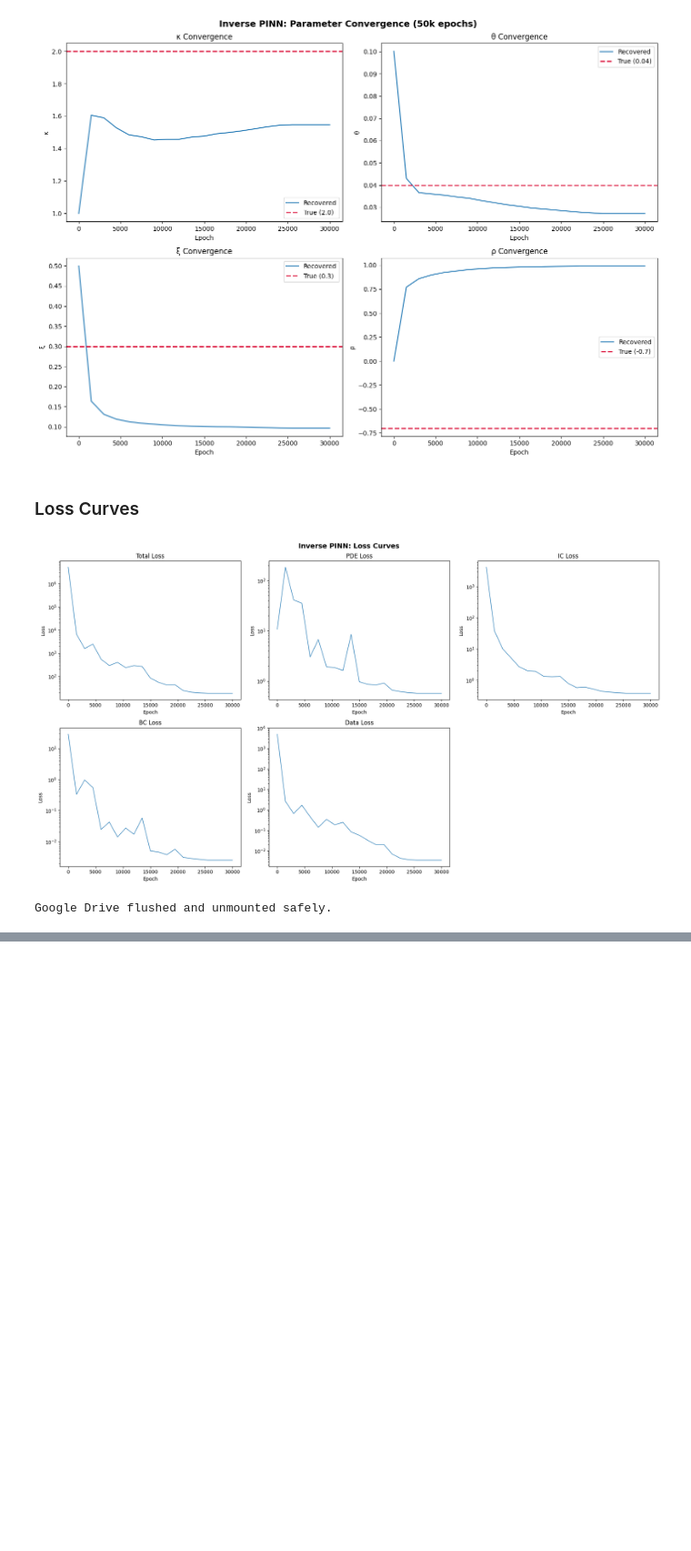
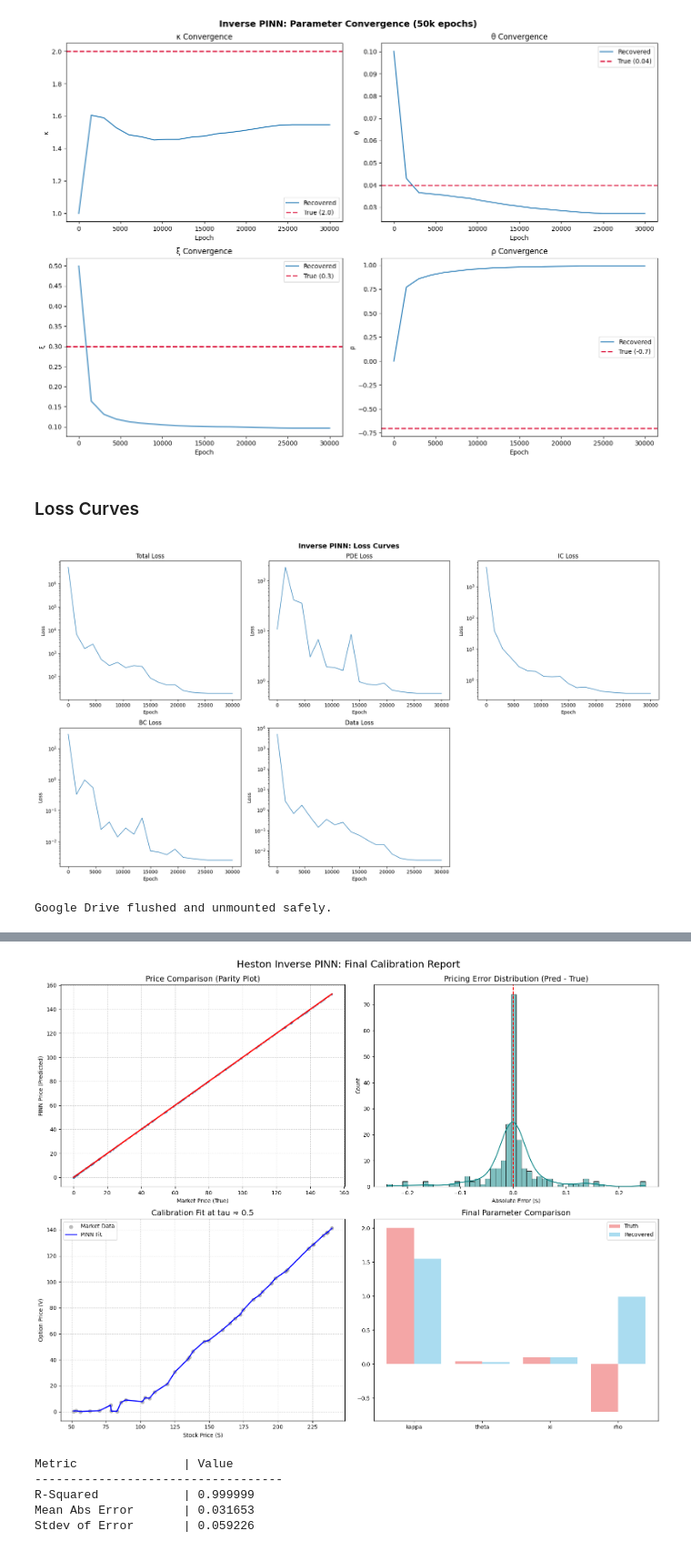
Before and after one commit to egil10/fys5429, a Jupyter notebook: code/notebooks/pinn_inv.ipynb, the cells around one changed output, grey strips where cells are left out. Shown at 91% size. Drawn from its saved outputs; the diff is of its cells as text; code cells hidden in the pictures; blank space fills up the shorter version.

```diff
--- a/code/notebooks/pinn_inv.ipynb
+++ b/code/notebooks/pinn_inv.ipynb
@@ -342,0 +399,80 @@ Google Drive flushed and unmounted safely.
+# %%
+import matplotlib.pyplot as plt
+import seaborn as sns
+import numpy as np
+
+# 1. PREDICT FOR ALL DATA POINTS
+model.eval()
+with torch.no_grad():
+    V_pred = model(S_data, v_data, tau_data).cpu().detach().numpy().flatten()
+    V_true = V_data.cpu().detach().numpy().flatten()
+
+    # Detach input data for NumPy operations
+    S_np = S_data.cpu().detach().numpy().flatten()
+    tau_np = tau_data.cpu().detach().numpy().flatten()
+
+# 2. CREATE A 2x2 PLOT GRID
+fig, axes = plt.subplots(2, 2, figsize=(16, 12))
+
+# --- PLOT A: TRUE VS. PREDICTED (PARITY PLOT) ---
+sns.regplot(x=V_true, y=V_pred, ax=axes[0,0], scatter_kws={'alpha':0.3, 's':10}, line_kws={'color':'red'})
+axes[0,0].set_title('Price Comparison (Parity Plot)', fontsize=14)
+axes[0,0].set_xlabel('Market Price (True)')
+axes[0,0].set_ylabel('PINN Price (Predicted)')
+axes[0,0].grid(True, linestyle='--', alpha=0.6)
+
+# --- PLOT B: ERROR DISTRIBUTION ---
+errors = V_pred - V_true
+sns.histplot(errors, bins=50, kde=True, ax=axes[0,1], color='teal')
+axes[0,1].set_title('Pricing Error Distribution (Pred - True)', fontsize=14)
+axes[0,1].set_xlabel('Absolute Error ($)')
+axes[0,1].axvline(0, color='red', linestyle='--')
+
+# --- PLOT C: SMILE FIT AT A SPECIFIC MATURITY (tau ≈ 0.5) ---
+# Filter data for points near an average maturity
+tau_slice = 0.5
+mask = (np.abs(tau_np - tau_slice) < 0.1)
+S_slice = S_np[mask]
+V_true_slice = V_true[mask]
+V_pred_slice = V_pred[mask]
+
+# Sort by S for plotting
+idx = np.argsort(S_slice)
+axes[1,0].scatter(S_slice[idx], V_true_slice[idx], alpha=0.5, label='Market Data', color='grey')
+axes[1,0].plot(S_slice[idx], V_pred_slice[idx], label='PINN Fit', color='blue', linewidth=2)
+axes[1,0].set_title(f'Calibration Fit at tau ≈ {tau_slice}', fontsize=14)
+axes[1,0].set_xlabel('Stock Price (S)')
+axes[1,0].set_ylabel('Option Price (V)')
+axes[1,0].legend()
+axes[1,0].grid(True, linestyle='--', alpha=0.6)
+
+# --- PLOT D: PARAMETER STABILITY ---
+param_names = ['kappa', 'theta', 'xi', 'rho']
+recovered_vals = [model.kappa.item(), model.theta.item(), model.xi.item(), model.rho.item()]
+true_approx = [2.0, 0.04, 0.1, -0.7]
+
+x_pos = np.arange(len(param_names))
+axes[1,1].bar(x_pos - 0.2, true_approx, 0.4, label='Truth', color='lightcoral', alpha=0.7)
+axes[1,1].bar(x_pos + 0.2, recovered_vals, 0.4, label='Recovered', color='skyblue', alpha=0.7)
+axes[1,1].set_xticks(x_pos)
+axes[1,1].set_xticklabels(param_names)
+axes[1,1].set_title('Final Parameter Comparison', fontsize=14)
+axes[1,1].legend()
+
+plt.tight_layout()
+plt.suptitle('Heston Inverse PINN: Final Calibration Report', fontsize=18, y=1.02)
+plt.show()
+
+# 5. SUMMARY STATS TABLE
+print(f"{'Metric':<20} | {'Value':<12}")
+print("-" * 35)
+print(f"{'R-Squared':<20} | {np.corrcoef(V_true, V_pred)[0,1]**2:.6f}")
+print(f"{'Mean Abs Error':<20} | {np.mean(np.abs(errors)):.6f}")
+print(f"{'Stdev of Error':<20} | {np.std(errors):.6f}")
+# %% [output]
+[figure, added]
+Metric               | Value
+-----------------------------------
+R-Squared            | 0.999999
+Mean Abs Error       | 0.031653
+Stdev of Error       | 0.059226
```
Also changed, not shown: parts of 2 cells of this notebook, 7 other files.
